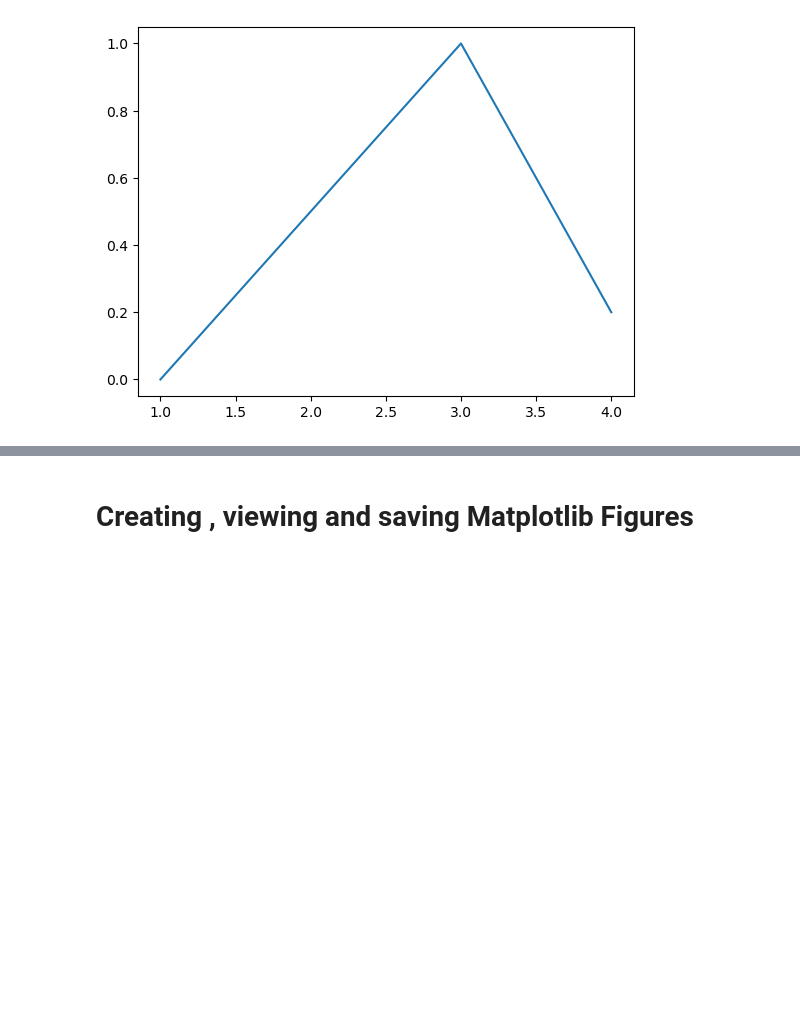
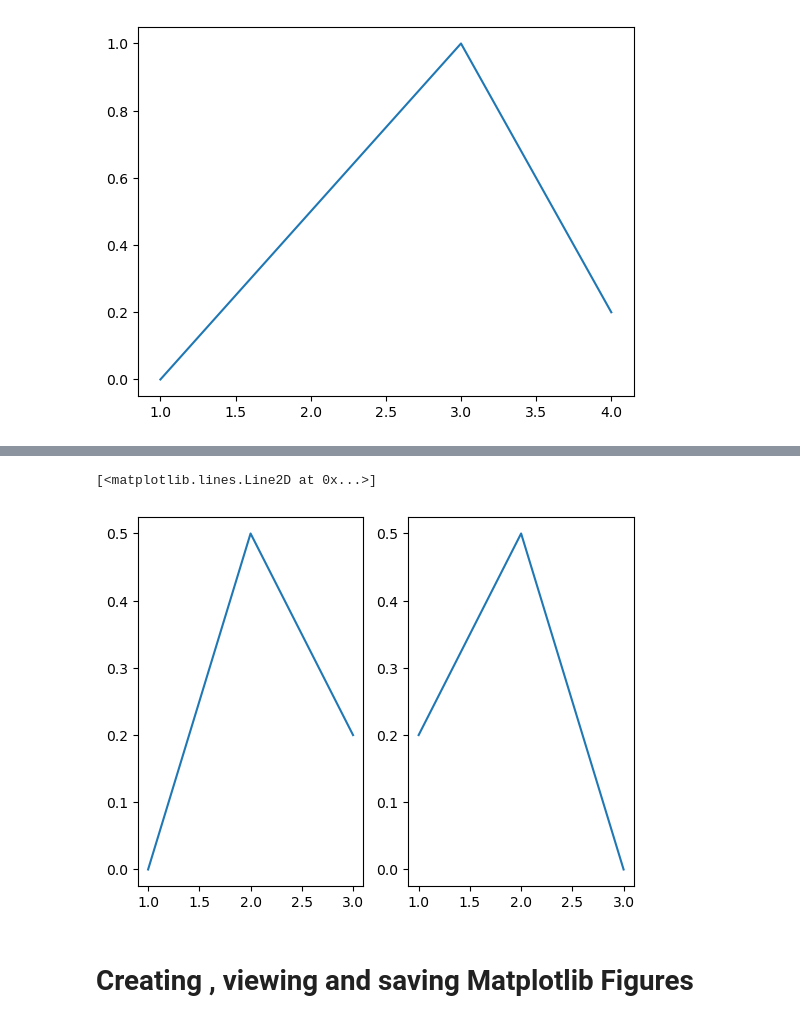
Before and after one commit to cyrio/greta-data-course, a Jupyter notebook: data_analyst/Matplotlib.ipynb, the cells around one changed output, grey strips where cells are left out. Drawn from its saved outputs; the diff is of its cells as text; code cells hidden in the pictures; blank space fills up the shorter version.

```diff
--- a/data_analyst/Matplotlib.ipynb
+++ b/data_analyst/Matplotlib.ipynb
@@ -27,3 +36,16 @@ plt.plot([1, 2, 3, 4], [0, 0.5, 1, 0.2])
+# %%
+# this section is equivalent to the above section
+
+plt.subplot(1, 2, 1) # instantiate a figure instance and create the first axe
+ax = plt.gca()  # retrieving the current axes
+ax.plot([1, 2, 3], [0, 0.5, 0.2])  # plot in the axe
+
+plt.subplot(1, 2, 2) # in the current figure instance, create the second axe
+ax = plt.gca() # retrieving the current axes
+ax.plot([3, 2, 1], [0, 0.5, 0.2])  # plot in the axe
+# %% [output]
+[<matplotlib.lines.Line2D at 0x...>]
+[figure, added]
 # %% [markdown]
 # Creating , viewing and saving Matplotlib Figures
 # %%
```
Also changed, not shown: parts of 2 cells of this notebook.
